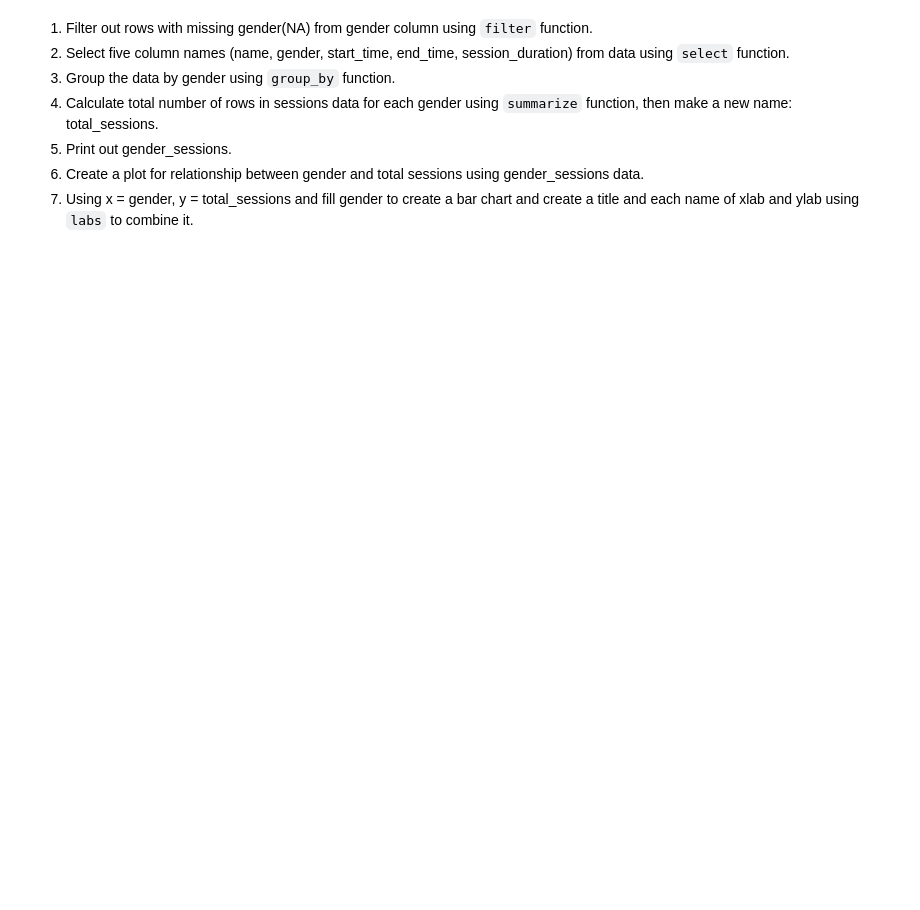
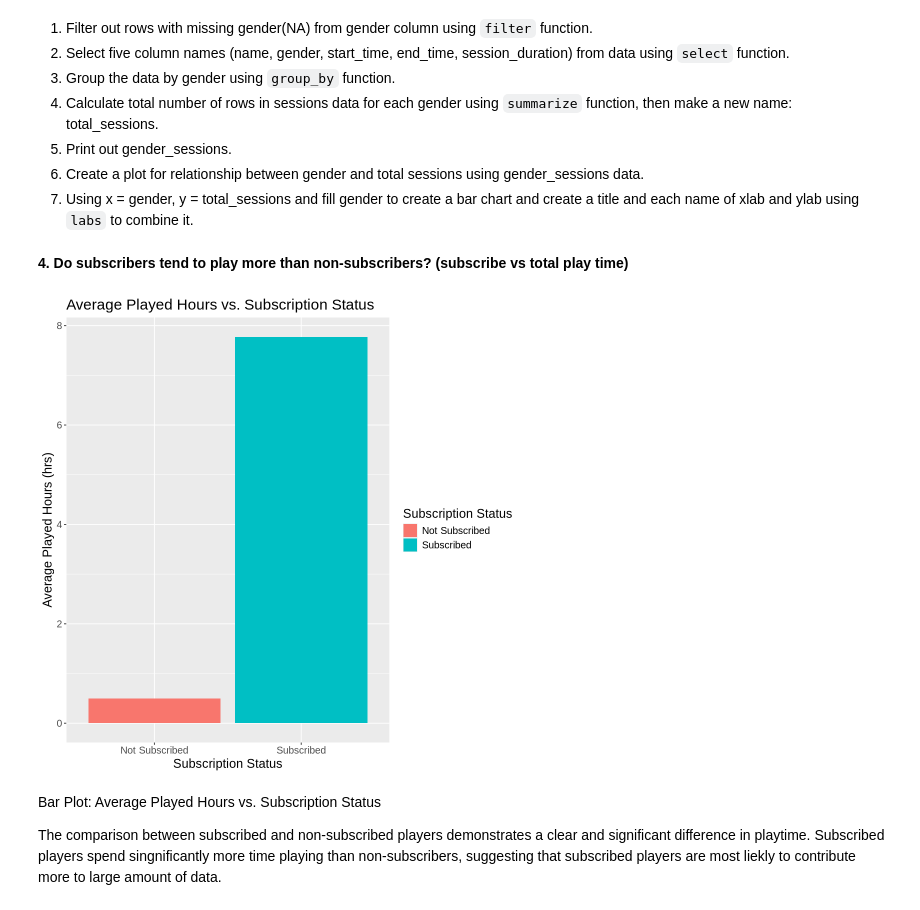
Before and after one commit to h2woobin/dsci-100-2024W2-group-006-30, a Jupyter notebook: Woobin Kim.ipynb, the cells around one changed output. Drawn from its saved outputs; the diff is of its cells as text; code cells hidden in the pictures; blank space fills up the shorter version.

```diff
--- a/Woobin Kim.ipynb
+++ b/Woobin Kim.ipynb
@@ -120,0 +74,22 @@ A tibble: 531 × 9
+# %%
+options(repr.plot.width = 8, repr.plot.height = 8)
+
+tidy_player_dataset <- players |>
+    mutate(experience = as_factor(experience),
+           subscribe = as_factor(subscribe),
+           gender = as_factor(gender)) |>
+    mutate(subscribe = fct_recode(subscribe, "Subscribed" = "TRUE", "Not Subscribed" = "FALSE"))
+
+avg_played_hours <- tidy_player_dataset |>
+  group_by(experience) |>
+  summarise(avg_hours = mean(played_hours, na.rm = TRUE))
+
+
+experience_bar <- ggplot(avg_played_hours, aes(x = experience, y = avg_hours, fill = experience)) +
+  geom_bar(stat = "identity") +
+  labs(title = "Average Played Hours vs. Experience Level",
+       x = "Experience Level",
+       y = "Average Played Hours(hrs)") +
+  theme(text = element_text(size = 15))
+
+experience_bar
@@ -144,3 +121,26 @@ ERROR: Error in summarize(group_by(select(filter(sessions, !is.na(gender)), name
 5. Print out gender_sessions.
 6. Create a plot for relationship between gender and total sessions using gender_sessions data.
 7. Using x = gender, y = total_sessions and fill gender to create a bar chart and create a title and each name of xlab and ylab using `labs` to combine it.
+# %% [markdown]
+**4. Do subscribers tend to play more than non-subscribers? (subscribe vs total play time)**
+# %%
+# Compute average played hours by subscription status
+avg_played_hours_sub <- tidy_player_dataset |>
+  group_by(subscribe) |>
+  summarise(avg_hours = mean(played_hours, na.rm = TRUE))
+
+# Create the bar plot
+sub_bar <- ggplot(avg_played_hours_sub, aes(x = subscribe, y = avg_hours, fill = subscribe)) +
+  geom_bar(stat = "identity") +
+  labs(title = "Average Played Hours vs. Subscription Status",
+       x = "Subscription Status",
+       y = "Average Played Hours (hrs)",
+       fill = "Subscription Status") +
+  theme(text = element_text(size = 15))
+sub_bar
+# %% [output]
+[figure, added]
+# %% [markdown]
+Bar Plot: Average Played Hours vs. Subscription Status
+
+The comparison between subscribed and non-subscribed players demonstrates a clear and significant difference in playtime. Subscribed players spend singnificantly more time playing than non-subscribers, suggesting that subscribed players are most liekly to contribute more to large amount of data.
```
Also changed, not shown: parts of 5 cells of this notebook.
